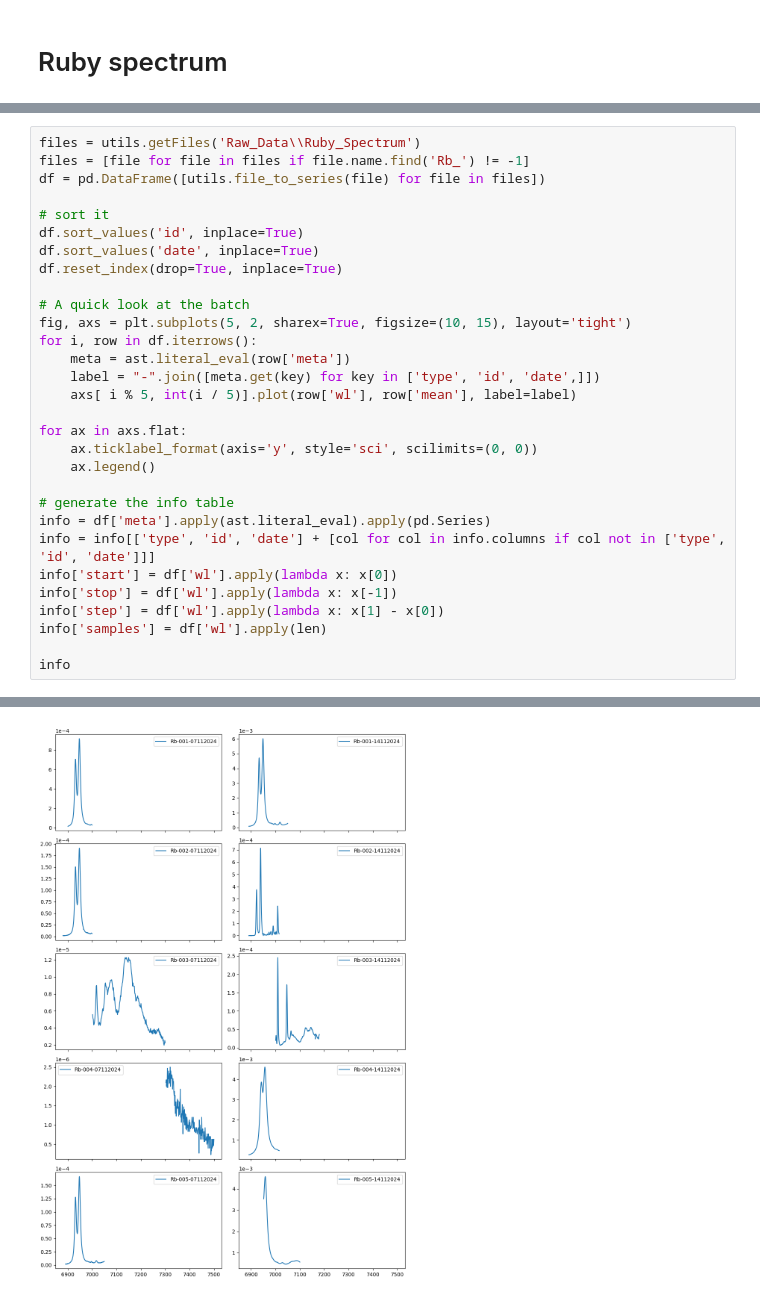
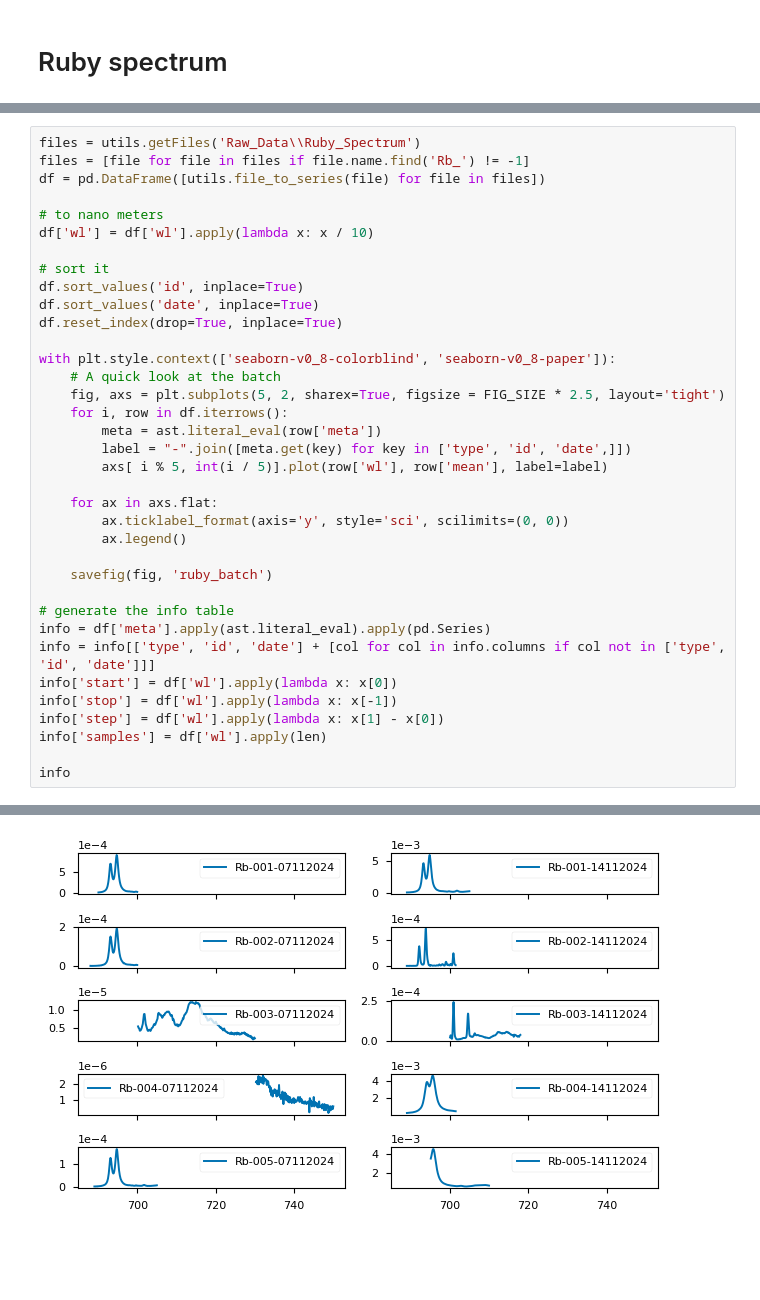
Before and after one commit to zar-hub/Lab_Materia_Condensata, a Jupyter notebook: SpettroRubino.ipynb, the cells around one changed output, grey strips where cells are left out. Cells and saved outputs as stored; diff of their text form; blank space fills up the shorter version.

```diff
--- a/SpettroRubino.ipynb
+++ b/SpettroRubino.ipynb
@@ -15,45 +37,51 @@ plt.close('all')
 files = utils.getFiles('Raw_Data\\Ruby_Spectrum')
 files = [file for file in files if file.name.find('Rb_') != -1]
 df = pd.DataFrame([utils.file_to_series(file) for file in files])
+
+# to nano meters
+df['wl'] = df['wl'].apply(lambda x: x / 10)
 
 # sort it
 df.sort_values('id', inplace=True)
 df.sort_values('date', inplace=True)
 df.reset_index(drop=True, inplace=True)
 
-# A quick look at the batch
-fig, axs = plt.subplots(5, 2, sharex=True, figsize=(10, 15), layout='tight')
-for i, row in df.iterrows():
-    meta = ast.literal_eval(row['meta'])
-    label = "-".join([meta.get(key) for key in ['type', 'id', 'date',]])
-    axs[ i % 5, int(i / 5)].plot(row['wl'], row['mean'], label=label)
+with plt.style.context(['seaborn-v0_8-colorblind', 'seaborn-v0_8-paper']):
+    # A quick look at the batch
+    fig, axs = plt.subplots(5, 2, sharex=True, figsize = FIG_SIZE * 2.5, layout='tight')
+    for i, row in df.iterrows():
+        meta = ast.literal_eval(row['meta'])
+        label = "-".join([meta.get(key) for key in ['type', 'id', 'date',]])
+        axs[ i % 5, int(i / 5)].plot(row['wl'], row['mean'], label=label)
 
-for ax in axs.flat:
-    ax.ticklabel_format(axis='y', style='sci', scilimits=(0, 0))
-    ax.legend()
+    for ax in axs.flat:
+        ax.ticklabel_format(axis='y', style='sci', scilimits=(0, 0))
+        ax.legend()
+
+    savefig(fig, 'ruby_batch')
 
 # generate the info table
 info = df['meta'].apply(ast.literal_eval).apply(pd.Series)
 info = info[['type', 'id', 'date'] + [col for col in info.columns if col not in ['type', 'id', 'date']]]
 info['start'] = df['wl'].apply(lambda x: x[0])
 info['stop'] = df['wl'].apply(lambda x: x[-1])
 info['step'] = df['wl'].apply(lambda x: x[1] - x[0])
 info['samples'] = df['wl'].apply(len)
 
 info
 # %% [output]
 |  | type | id | date | integration time | PT tension | output slit | input slit | lock freq | temp | ... |
 | 0 | Rb | 001 | 07112024 | 300ms | 450V | 2tac | 2tac | 307Hz | NaN | ... |
 | 1 | Rb | 002 | 07112024 | 300ms | 450V | 1tac | 1tac | 307Hz | NaN | ... |
 | 2 | Rb | 003 | 07112024 | 300ms | 450V | 1tac | 1tac | 307Hz | NaN | ... |
 | 3 | Rb | 004 | 07112024 | 300ms | 450V | 1tac | 1tac | 307Hz | NaN | ... |
 | 4 | Rb | 005 | 07112024 | 300ms | 450V | 1tac | 1tac | 307Hz | NaN | ... |
 | 5 | Rb | 001 | 14112024 | 300ms | 700V | 2tac | 2tac | 307Hz | 300K | ... |
 | 6 | Rb | 002 | 14112024 | 300ms | 700V | 2tac | 2tac | 307Hz | 77K | ... |
 | 7 | Rb | 003 | 14112024 | 300ms | 700V | 2tac | 2tac | 307Hz | 77K | ... |
 | 8 | Rb | 004 | 14112024 | 300ms | 700V | 2tac | 2tac | 307Hz | 4p7-5mV | ... |
 | 9 | Rb | 005 | 14112024 | 300ms | 700V | 2tac | 2tac | 307Hz | 5mV | ... |
-[figure, old version]
+[figure, new version]
 # %%
 from scipy.interpolate import interp1d
 
```
Also changed, not shown: parts of 10 cells of this notebook, 3 other files.
